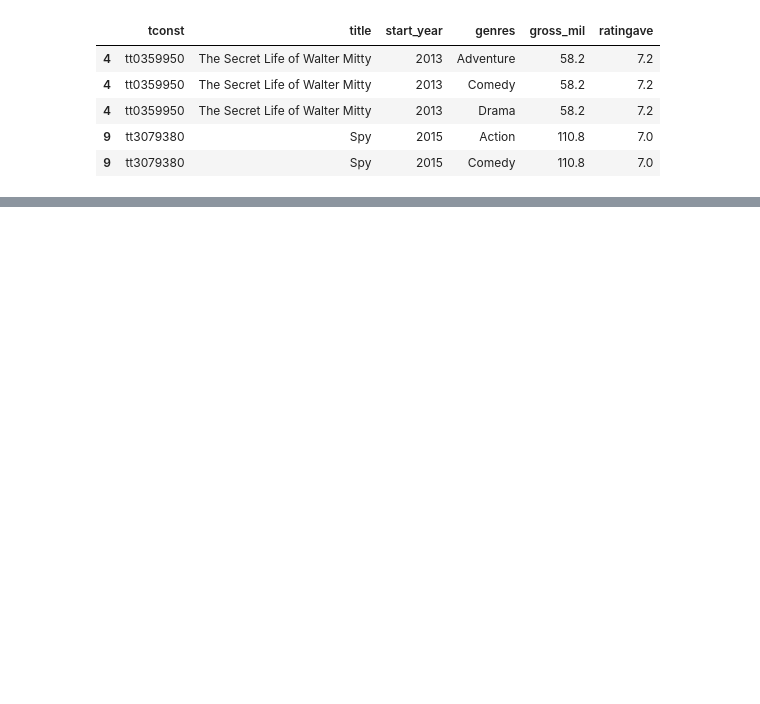
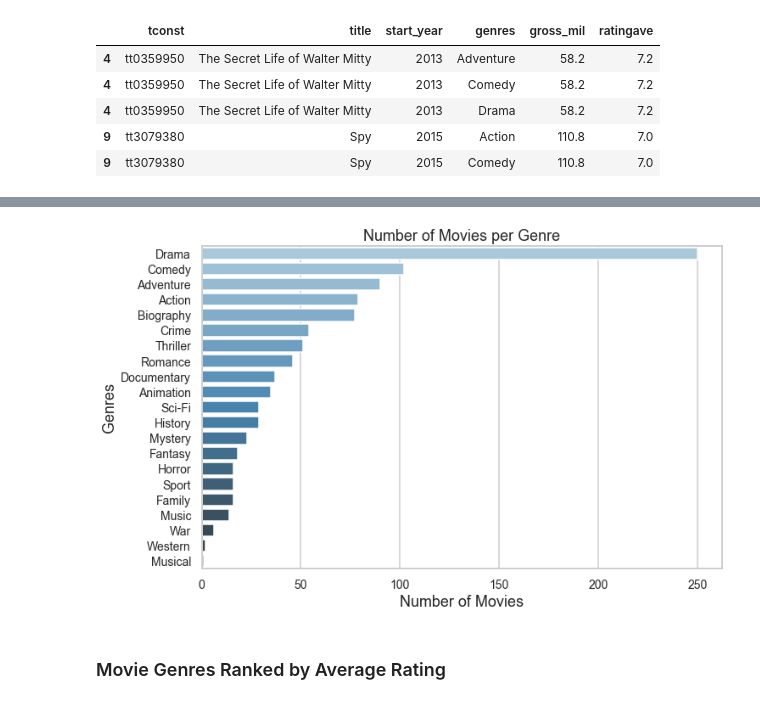
Before and after one commit to rfb-vibe/movie-studio-project, a Jupyter notebook: microsoft-tenne-project.ipynb, the cells around one changed output, grey strips where cells are left out. Saved outputs shown, nothing was run; the diff lists cells and outputs as text; code cells hidden in the pictures; blank space fills up the shorter version.

```diff
--- a/microsoft-tenne-project.ipynb
+++ b/microsoft-tenne-project.ipynb
@@ -408,0 +297,6 @@ Questions to consider:
+# %%
+# Create a new dataframe with the count of movies per genre
+topratings_genre = (pd.DataFrame(moviedf_small.groupby('genres', as_index = False).title.nunique())).sort_values(
+    by = 'title', ascending = False)
+
+topratings_genre
@@ -408,0 +321,16 @@ Questions to consider:
+# %%
+# Plot the number of movies per genre
+plt.figure(figsize=(11, 7))
+sns.set_style('whitegrid')
+sns.set_context("talk")
+ax = sns.barplot(x = "title", y = "genres", data = topratings_genre,
+                 order = topratings_genre.sort_values('title', ascending = False).genres,
+                 palette = 'Blues_d');
+ax.set(xlabel = 'Number of Movies',
+       ylabel = 'Genres', title = 'Number of Movies per Genre')
+plt.tick_params(labelsize = 14)
+plt.show()
+# %% [output]
+[figure, added]
+# %% [markdown]
+### Movie Genres Ranked by Average Rating
```
Also changed, not shown: parts of 62 cells of this notebook, 2 other files.
